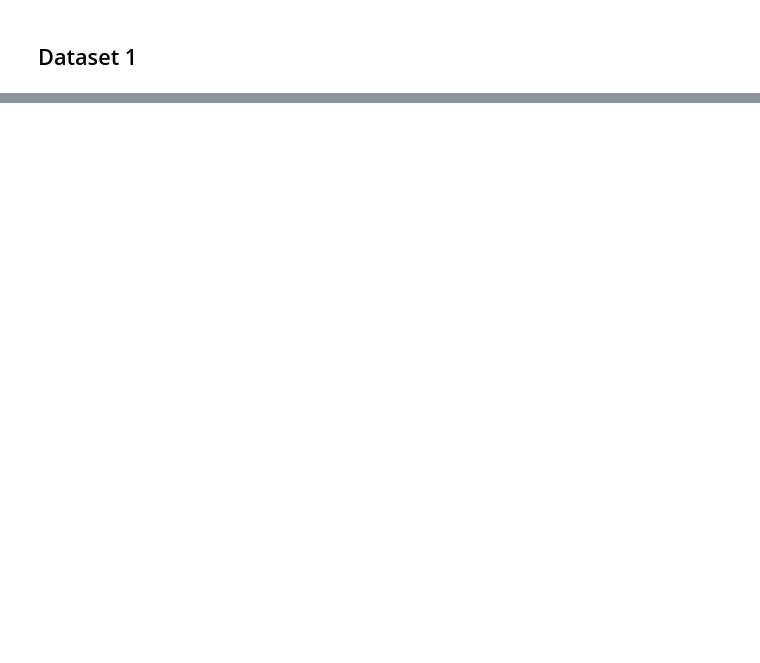
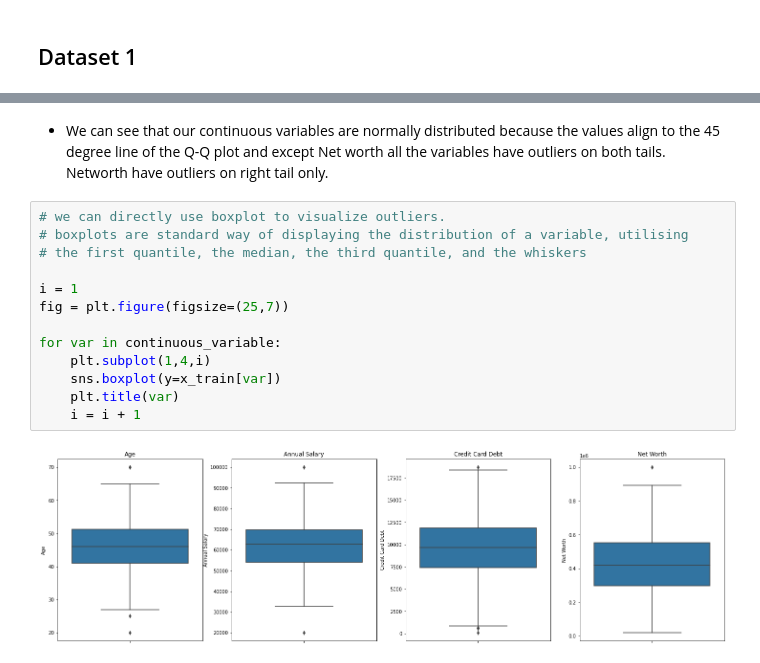
Before and after one commit to LarsonBodden/Car-Purchasing-Model, a Jupyter notebook: Project_2.ipynb, the cells around one changed output, grey strips where cells are left out. Drawn from its saved outputs; the diff is of its cells as text; blank space fills up the shorter version.

```diff
--- a/Project_2.ipynb
+++ b/Project_2.ipynb
@@ -149,0 +189,17 @@ memory usage: 59.5+ KB
+# %% [markdown]
+- We can see that our continuous variables are normally distributed because the values align to the 45 degree line of the Q-Q plot and except Net worth all the variables have outliers on both tails. Networth have outliers on right tail only.
+# %%
+# we can directly use boxplot to visualize outliers.
+# boxplots are standard way of displaying the distribution of a variable, utilising
+# the first quantile, the median, the third quantile, and the whiskers
+
+i = 1
+fig = plt.figure(figsize=(25,7))
+
+for var in continuous_variable:
+    plt.subplot(1,4,i)
+    sns.boxplot(y=x_train[var])
+    plt.title(var)
+    i = i + 1
+# %% [output]
+[figure, added]
```
Also changed, not shown: parts of 23 cells of this notebook.
